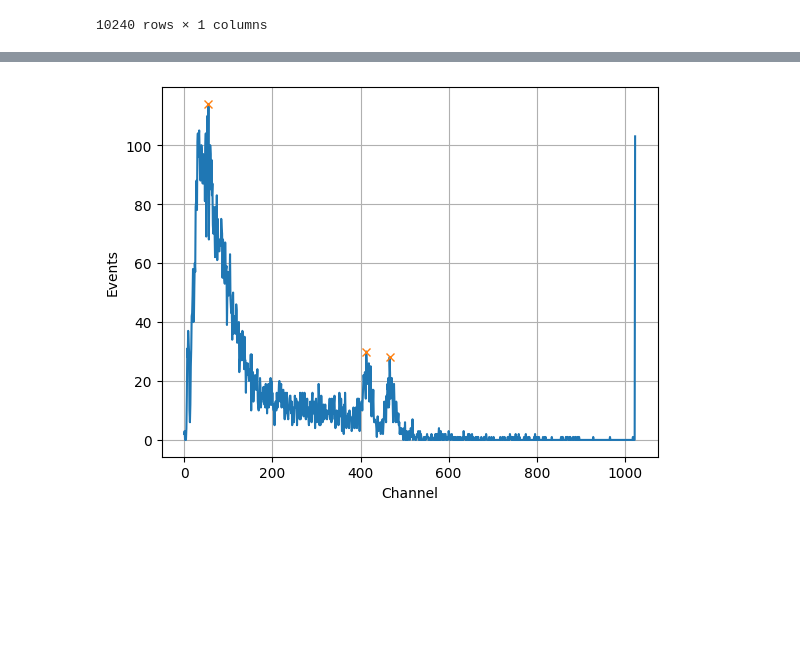
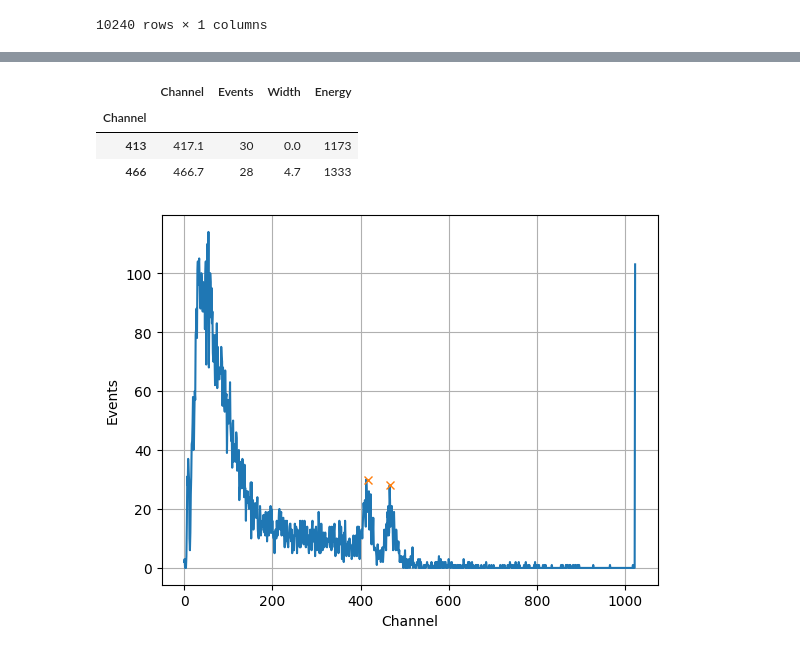
Before and after one commit to RombusBombus/AP3, a Jupyter notebook: RAD/RAD.ipynb, the cells around one changed output, grey strips where cells are left out. Cells and saved outputs as stored; diff of their text form; code cells hidden in the pictures; blank space fills up the shorter version.

```diff
--- a/RAD/RAD.ipynb
+++ b/RAD/RAD.ipynb
@@ -123,6 +98,16 @@ peaks
 # %%
+peaks = get_peaks("Co", prominence=25)
 co_peaks = peaks.drop(index=[9, 34, 59])
 co_peaks["Energy"] = [1173, 1333, 2506]
+co_peaks["Channel"] = [38.2, 417.1, 466.7]
+co_peaks["Width"] = [0, 0, 4.7]
+co_peaks = co_peaks.drop(index=55)
+co_peaks["Energy"] = [1173, 1333]
 peak_plot("Co", co_peaks)
+co_peaks
 # %% [output]
+|  | Channel | Events | Width | Energy |
+| Channel |  |  |  |  |
+| 413 | 417.1 | 30 | 0.0 | 1173 |
+| 466 | 466.7 | 28 | 4.7 | 1333 |
-[figure, old version]
+[figure, new version]
```
Also changed, not shown: parts of 11 cells of this notebook.
